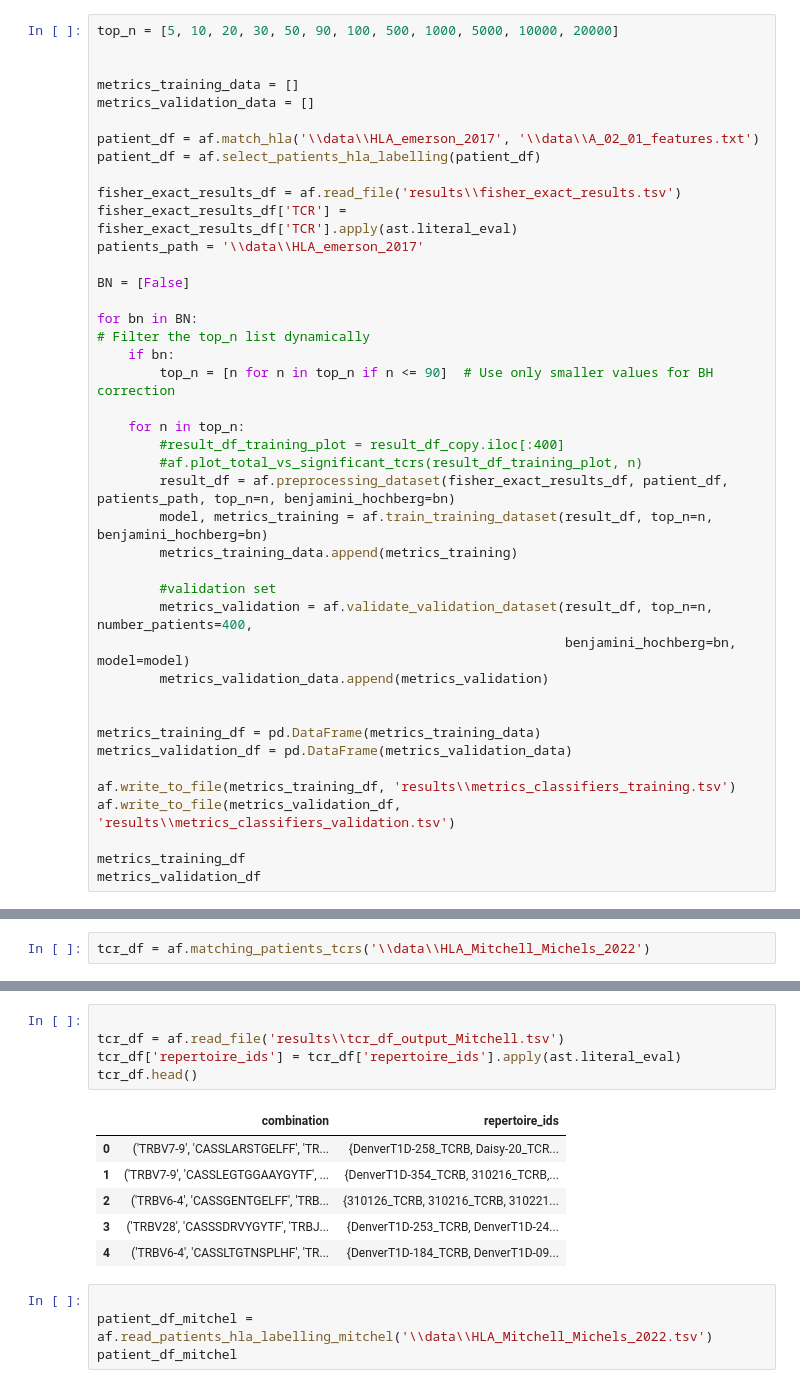
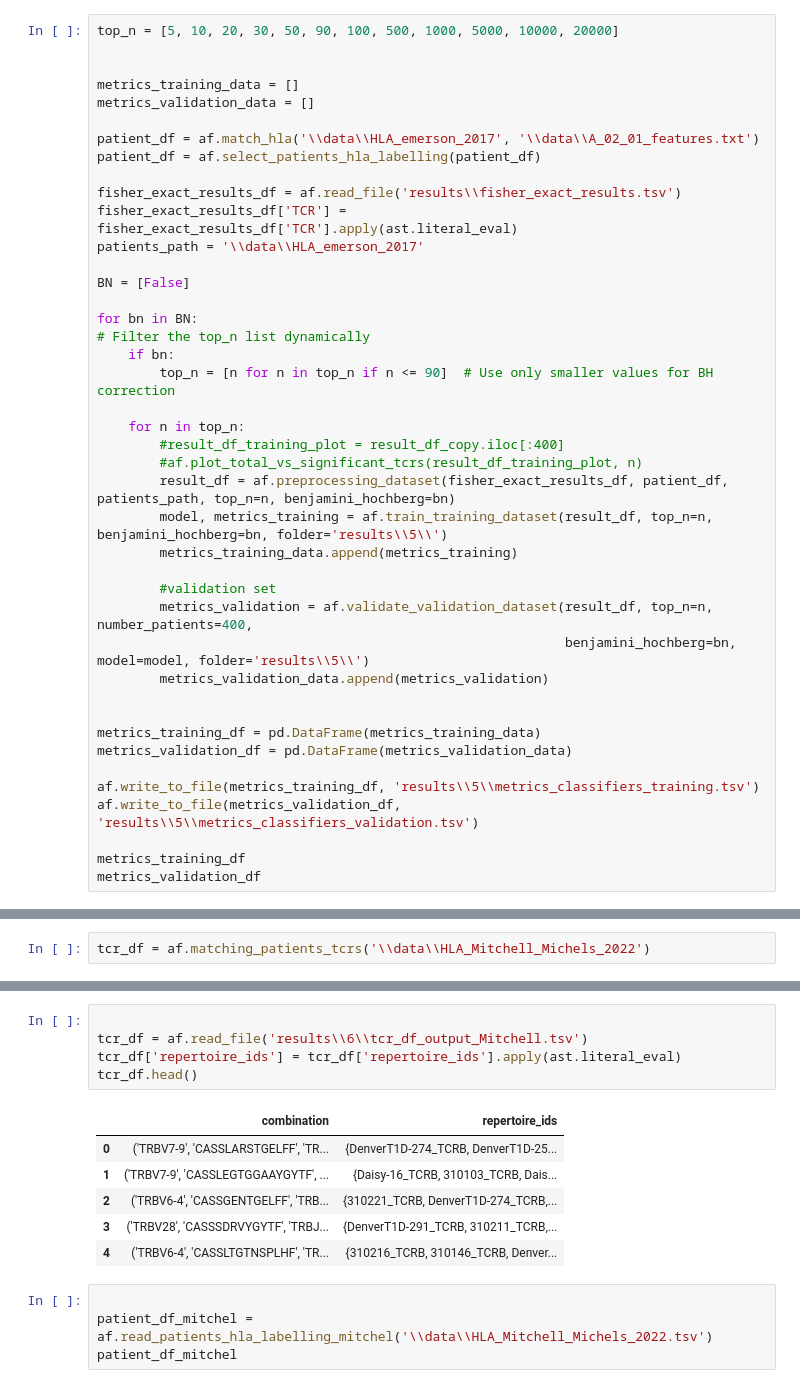
Before and after one commit to saartjeherman/Emerson, a Jupyter notebook: emerson_clean.ipynb, the cells around one changed output, grey strips where cells are left out. Cells and saved outputs as stored; diff of their text form.

```diff
--- a/emerson_clean.ipynb
+++ b/emerson_clean.ipynb
@@ -147,20 +132,20 @@ for bn in BN:
         #result_df_training_plot = result_df_copy.iloc[:400]
         #af.plot_total_vs_significant_tcrs(result_df_training_plot, n)
         result_df = af.preprocessing_dataset(fisher_exact_results_df, patient_df, patients_path, top_n=n, benjamini_hochberg=bn)
-        model, metrics_training = af.train_training_dataset(result_df, top_n=n, benjamini_hochberg=bn)
+        model, metrics_training = af.train_training_dataset(result_df, top_n=n, benjamini_hochberg=bn, folder='results\\5\\')
         metrics_training_data.append(metrics_training)
 
         #validation set
         metrics_validation = af.validate_validation_dataset(result_df, top_n=n, number_patients=400,
-                                                            benjamini_hochberg=bn, model=model)
+                                                            benjamini_hochberg=bn, model=model, folder='results\\5\\')
         metrics_validation_data.append(metrics_validation)
 
 
 metrics_training_df = pd.DataFrame(metrics_training_data)
 metrics_validation_df = pd.DataFrame(metrics_validation_data)
 
-af.write_to_file(metrics_training_df, 'results\\metrics_classifiers_training.tsv')
-af.write_to_file(metrics_validation_df, 'results\\metrics_classifiers_validation.tsv')
+af.write_to_file(metrics_training_df, 'results\\5\\metrics_classifiers_training.tsv')
+af.write_to_file(metrics_validation_df, 'results\\5\\metrics_classifiers_validation.tsv')
 
 metrics_training_df
 metrics_validation_df
@@ -200,15 +191,15 @@ af.write_to_file(tcr_df, 'results\\tcr_df_output_Mitchell.tsv')
 # %%
 
-tcr_df = af.read_file('results\\tcr_df_output_Mitchell.tsv')
+tcr_df = af.read_file('results\\6\\tcr_df_output_Mitchell.tsv')
 tcr_df['repertoire_ids'] = tcr_df['repertoire_ids'].apply(ast.literal_eval)
 tcr_df.head()
 # %% [output]
 |  | combination | repertoire_ids |
-| 0 | ('TRBV7-9', 'CASSLARSTGELFF', 'TR... | {DenverT1D-258_TCRB, Daisy-20_TCR... |
-| 1 | ('TRBV7-9', 'CASSLEGTGGAAYGYTF', ... | {DenverT1D-354_TCRB, 310216_TCRB,... |
-| 2 | ('TRBV6-4', 'CASSGENTGELFF', 'TRB... | {310126_TCRB, 310216_TCRB, 310221... |
-| 3 | ('TRBV28', 'CASSSDRVYGYTF', 'TRBJ... | {DenverT1D-253_TCRB, DenverT1D-24... |
-| 4 | ('TRBV6-4', 'CASSLTGTNSPLHF', 'TR... | {DenverT1D-184_TCRB, DenverT1D-09... |
+| 0 | ('TRBV7-9', 'CASSLARSTGELFF', 'TR... | {DenverT1D-274_TCRB, DenverT1D-25... |
+| 1 | ('TRBV7-9', 'CASSLEGTGGAAYGYTF', ... | {Daisy-16_TCRB, 310103_TCRB, Dais... |
+| 2 | ('TRBV6-4', 'CASSGENTGELFF', 'TRB... | {310221_TCRB, DenverT1D-274_TCRB,... |
+| 3 | ('TRBV28', 'CASSSDRVYGYTF', 'TRBJ... | {DenverT1D-291_TCRB, 310211_TCRB,... |
+| 4 | ('TRBV6-4', 'CASSLTGTNSPLHF', 'TR... | {310216_TCRB, 310146_TCRB, Denver... |
 # %%
 
 patient_df_mitchel = af.read_patients_hla_labelling_mitchel('\\data\\HLA_Mitchell_Michels_2022.tsv')
```
Also changed, not shown: parts of 46 cells of this notebook.
